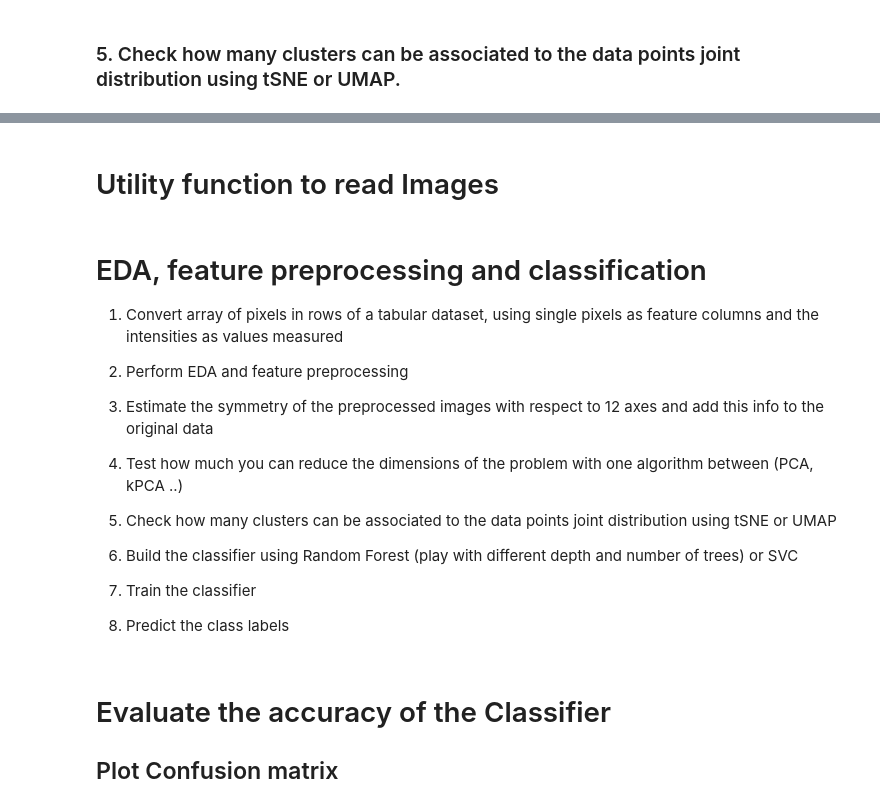
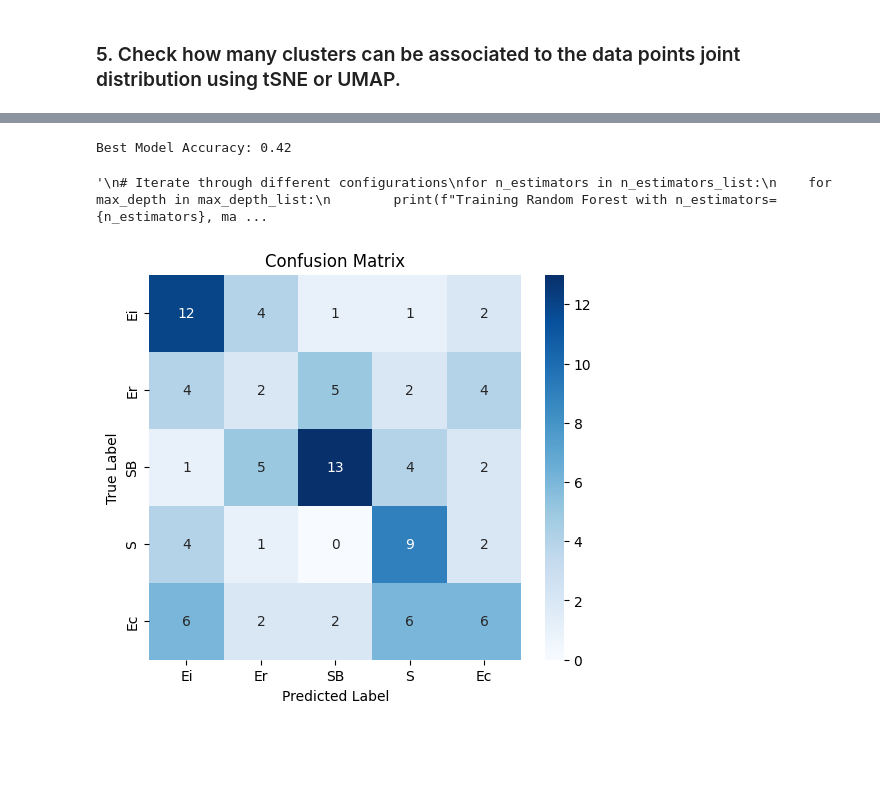
Before and after one commit to Nisha2592/Group_1_ML_Galaxy_zoo, a Jupyter notebook: Project1.ipynb, the cells around one changed output, grey strips where cells are left out. Drawn from its saved outputs; the diff is of its cells as text; code cells hidden in the pictures; blank space fills up the shorter version.

Commit message:
add eda, model fitting and training

```diff
--- a/Project1.ipynb
+++ b/Project1.ipynb
@@ -412,2 +395,0 @@ plt.show()
-# %% [markdown]
-# Utility function to read Images
@@ -430,22 +396,50 @@ numpydata = asarray(img_gray)
-# %% [markdown]
-# EDA, feature preprocessing and classification
-
-1. Convert array of pixels in rows of a tabular dataset,
-   using single pixels as feature columns and the intensities as values measured
-
-
-2. Perform EDA and feature preprocessing
-
-3. Estimate the symmetry of the preprocessed images with respect to 12 axes and add this info to the original data
-
-3. Test how much you can reduce the dimensions of the problem with one algorithm between (PCA, kPCA ..)
-4. Check how many clusters can be associated to the data points joint distribution using tSNE or UMAP
-
-5. Build the classifier using Random Forest (play with different  depth and number of trees) or SVC
-
-6. Train the classifier
-
-7. Predict the class labels
-# %% [markdown]
-# Evaluate the accuracy of the Classifier
-## Plot Confusion matrix
+# %%
+import pandas as pd
+import numpy as np
+import matplotlib.pyplot as plt
+from sklearn.model_selection import train_test_split
+from sklearn.ensemble import RandomForestClassifier
+from sklearn.metrics import accuracy_score, classification_report
+from sklearn.model_selection import GridSearchCV
+
+# Load the dataset
+#df = pd.read_csv("path_to_dataset.csv")  # Update with your dataset path
+
+# Prepare the data
+X = galaxy_data_pca.iloc[:, 2:-1].values
+y = galaxy_data_pca["gz2class"].values
+
+# Split the dataset into training and testing sets (80%-20% split)
+X_train, X_test, y_train, y_test = train_test_split(X, y, test_size=0.2, random_state=42)
+
+# Define different hyperparameters for experimentation
+param_grid = {
+'n_estimators':[50, 100, 200],  # Number of trees in the forest
+'max_depth': [10, 20, None]  # Maximum depth of trees
+}
+
+grid_search = GridSearchCV(RandomForestClassifier(random_state=42), param_grid, cv=3, scoring='accuracy', n_jobs=-1)
+grid_search.fit(X_train, y_train)
+
+best_rf = grid_search.best_estimator_
+
+
+y_pred = best_rf.predict(X_test)
+
+# Evaluate performance
+from sklearn.metrics import accuracy_score
+print("Best Model Accuracy:", accuracy_score(y_test, y_pred))
+# %% [output]
+Best Model Accuracy: 0.42
+'\n# Iterate through different configurations\nfor n_estimators in n_estimators_list:\n    for max_depth in max_depth_list:\n        print(f"Training Random Forest with n_estimators={n_estimators}, ma ...
+# %%
+from sklearn.metrics import confusion_matrix
+# Plot confusion matrix
+plt.figure(figsize=(6,5))
+sns.heatmap(confusion_matrix(y_test, y_pred), annot=True, fmt="d", cmap="Blues", xticklabels=set(y), yticklabels=set(y))
+plt.xlabel("Predicted Label")
+plt.ylabel("True Label")
+plt.title("Confusion Matrix")
+plt.show()
+# %% [output]
+[figure, added]
```
Also changed, not shown: parts of 11 cells of this notebook.
